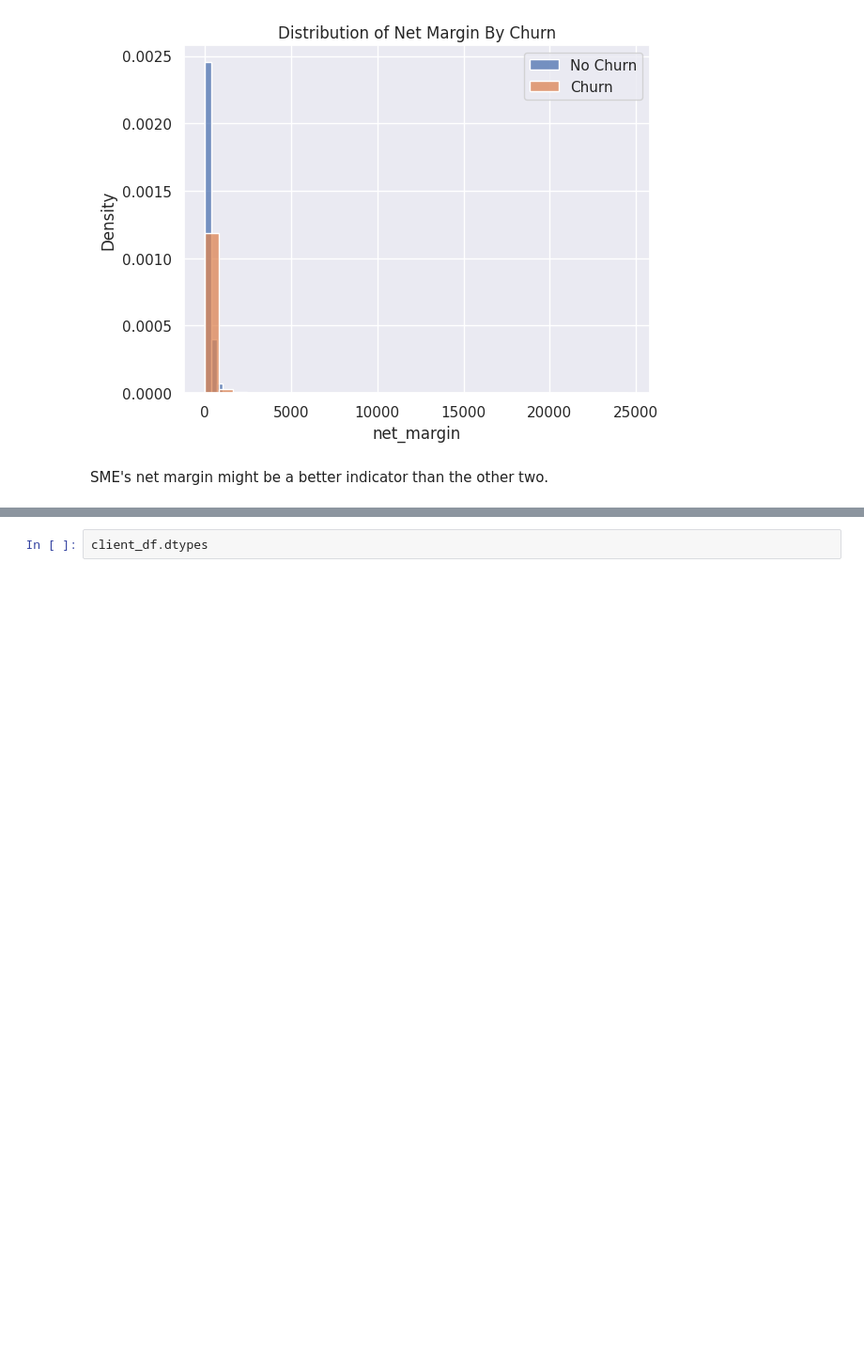
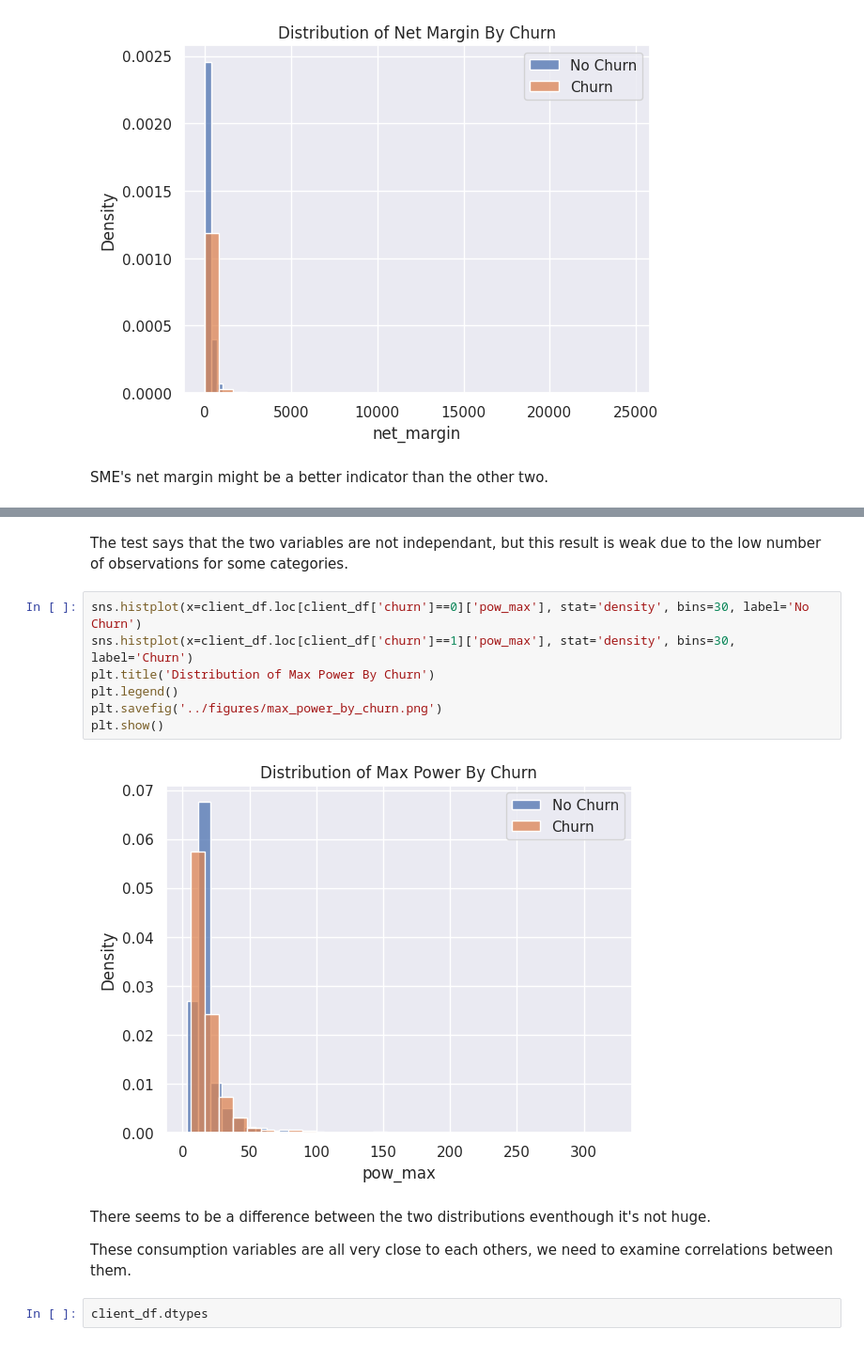
Before and after one commit to mnijadi/energy-company-customer-churn, a Jupyter notebook: notebooks/eda.ipynb, the cells around one changed output, grey strips where cells are left out. Shown at 94% size. Saved outputs shown, nothing was run; the diff lists cells and outputs as text; blank space fills up the shorter version.

Commit message:
Examine other numerical indicators

```diff
--- a/notebooks/eda.ipynb
+++ b/notebooks/eda.ipynb
@@ -461,3 +511,18 @@ SME's net margin might be a better indicator than the other two.
+# %% [markdown]
+The test says that the two variables are not independant, but this result is weak due to the low number of observations for some categories.
+# %%
+sns.histplot(x=client_df.loc[client_df['churn']==0]['pow_max'], stat='density', bins=30, label='No Churn')
+sns.histplot(x=client_df.loc[client_df['churn']==1]['pow_max'], stat='density', bins=30, label='Churn')
+plt.title('Distribution of Max Power By Churn')
+plt.legend()
+plt.savefig('../figures/max_power_by_churn.png')
+plt.show()
+# %% [output]
+[figure, added]
+# %% [markdown]
+There seems to be a difference between the two distributions eventhough it's not huge.
+
+These consumption variables are all very close to each others, we need to examine correlations between them.
 # %%
 client_df.dtypes
 # %% [output]
```
Also changed, not shown: parts of 5 cells of this notebook, 3 other files.
